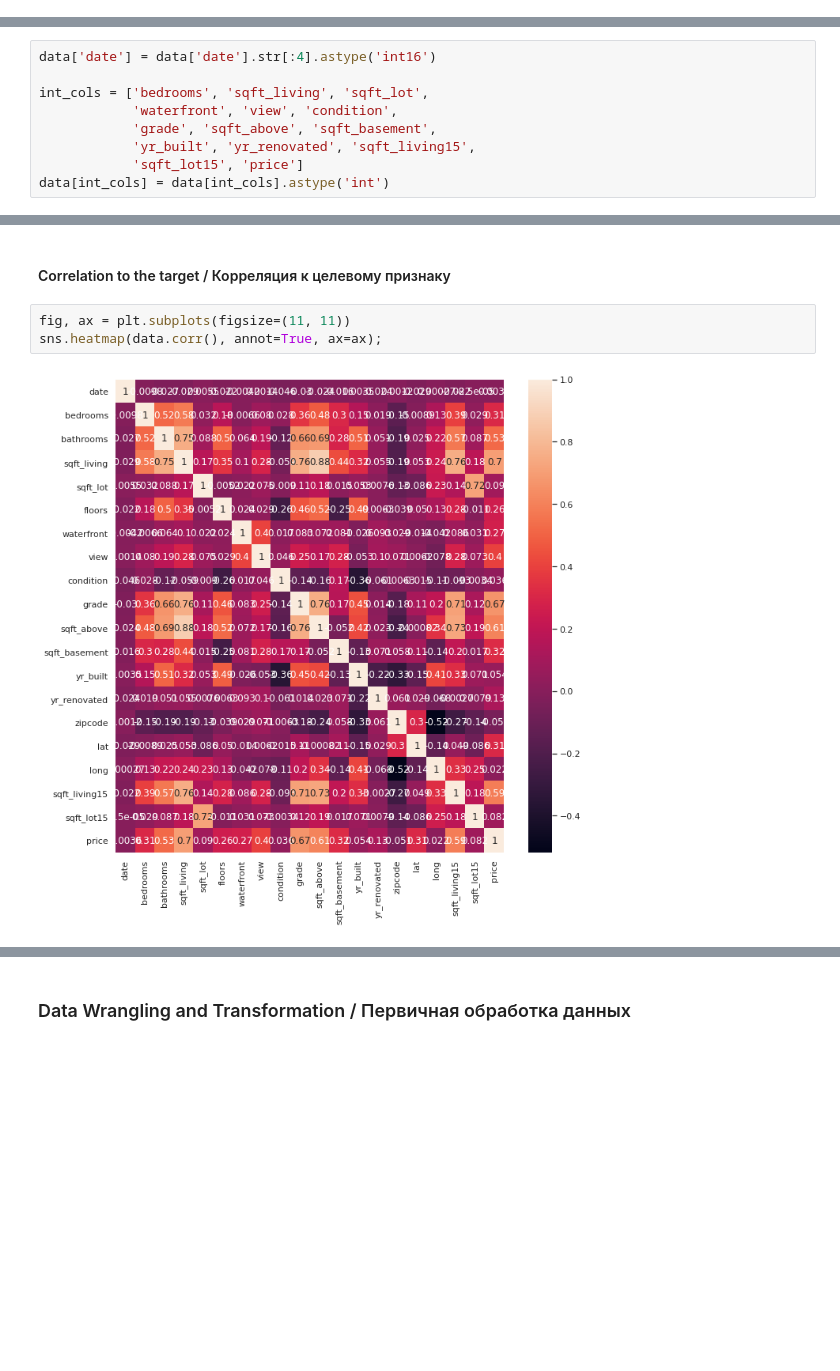
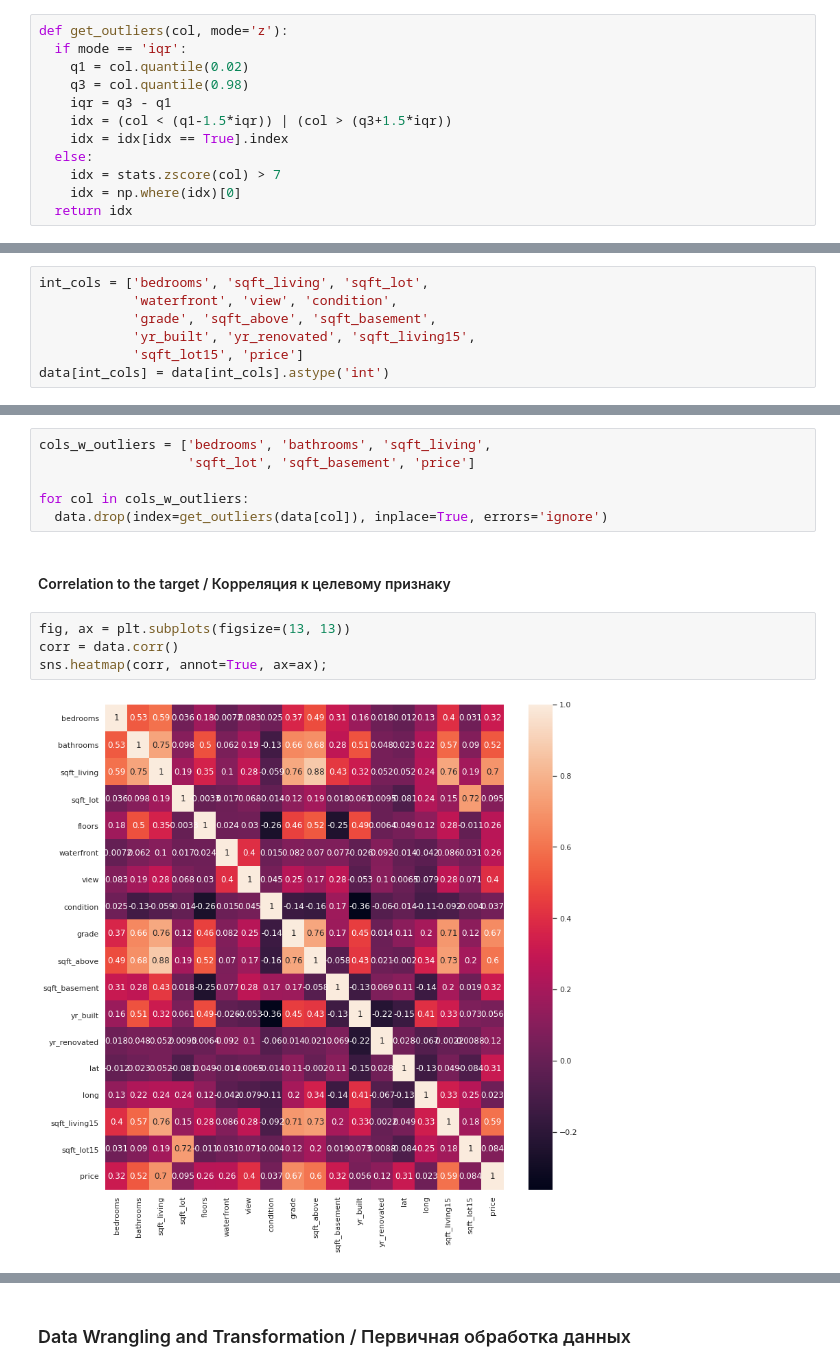
Before and after one commit to maxpylnyk/datascience, a Jupyter notebook: house_sales.ipynb, the cells around one changed output, grey strips where cells are left out. Drawn from its saved outputs; the diff is of its cells as text; blank space fills up the shorter version.

```diff
--- a/house_sales.ipynb
+++ b/house_sales.ipynb
@@ -130,6 +138,18 @@ fig, ax = plt.subplots(figsize=(12, 7))
 sns.heatmap(data.isnull(), cbar=False, ax=ax);
 # %% [output]
 [figure]
+# %%
+def get_outliers(col, mode='z'):
+  if mode == 'iqr':
+    q1 = col.quantile(0.02)
+    q3 = col.quantile(0.98)
+    iqr = q3 - q1
+    idx = (col < (q1-1.5*iqr)) | (col > (q3+1.5*iqr))
+    idx = idx[idx == True].index
+  else:
+    idx = stats.zscore(col) > 7
+    idx = np.where(idx)[0]
+  return idx
 # %% [markdown]
 #### Categorical features / Категориальные признаки
 # %%
@@ -158,8 +173,6 @@ data[['zipcode']] = encoder.fit_transform(data[['zipcode']])
 # %% [markdown]
 #### Numerical features / Числовые признаки
 # %%
-data['date'] = data['date'].str[:4].astype('int16')
-
 int_cols = ['bedrooms', 'sqft_living', 'sqft_lot',
             'waterfront', 'view', 'condition',
             'grade', 'sqft_above', 'sqft_basement',
@@ -227,7 +223,14 @@ Index(['bedrooms', 'bathrooms', 'sqft_living', 'sqft_lot', 'view', 'condition',
+# %%
+cols_w_outliers = ['bedrooms', 'bathrooms', 'sqft_living',
+                   'sqft_lot', 'sqft_basement', 'price']
+
+for col in cols_w_outliers:
+  data.drop(index=get_outliers(data[col]), inplace=True, errors='ignore')
 # %% [markdown]
 #### Correlation to the target / Корреляция к целевому признаку
 # %%
-fig, ax = plt.subplots(figsize=(11, 11))
-sns.heatmap(data.corr(), annot=True, ax=ax);
+fig, ax = plt.subplots(figsize=(13, 13))
+corr = data.corr()
+sns.heatmap(corr, annot=True, ax=ax);
 # %% [output]
-[figure, old version]
+[figure, new version]
```
Also changed, not shown: parts of 37 cells of this notebook.
